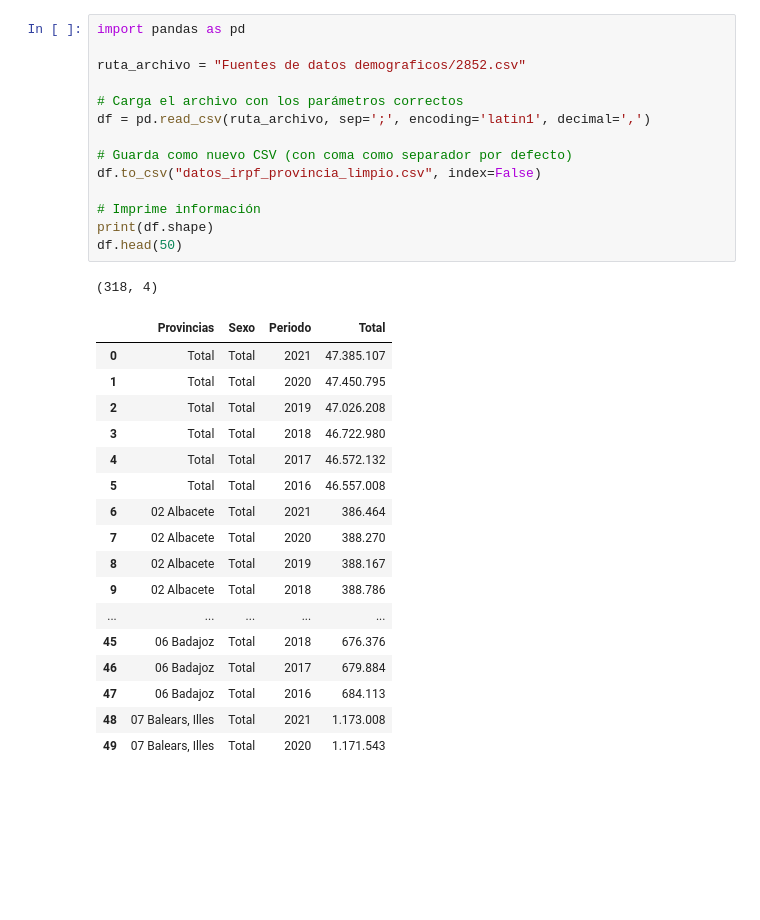
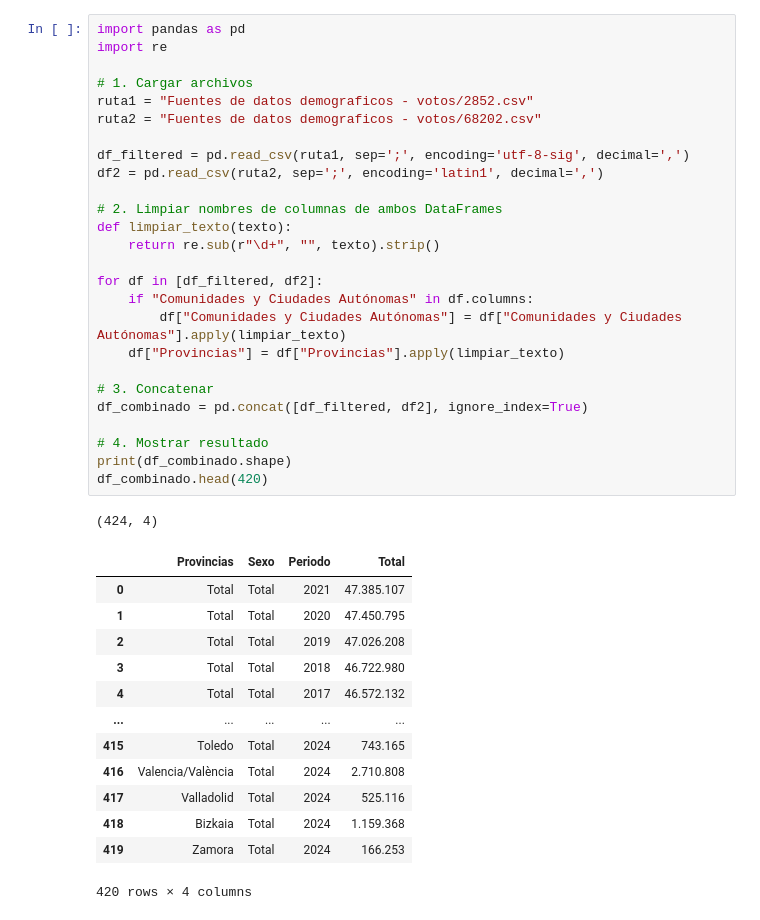
Before and after one commit to UnaiFam/PROYECTO-EUROPA, a Jupyter notebook: Datos_demograficos_provincia.ipynb, the cells around one changed output. Cells and saved outputs as stored; diff of their text form; blank space fills up the shorter version.

```diff
--- a/Datos_demograficos_provincia.ipynb
+++ b/Datos_demograficos_provincia.ipynb
@@ -1,33 +1,41 @@
-# %%
-import pandas as pd
-
-ruta_archivo = "Fuentes de datos demograficos/2852.csv"
-
-# Carga el archivo con los parámetros correctos
-df = pd.read_csv(ruta_archivo, sep=';', encoding='latin1', decimal=',')
-
-# Guarda como nuevo CSV (con coma como separador por defecto)
-df.to_csv("datos_irpf_provincia_limpio.csv", index=False)
-
-# Imprime información
-print(df.shape)
-df.head(50)
-# %% [output]
-(318, 4)
-|  | Provincias | Sexo | Periodo | Total |
-| 0 | Total | Total | 2021 | 47.385.107 |
-| 1 | Total | Total | 2020 | 47.450.795 |
-| 2 | Total | Total | 2019 | 47.026.208 |
-| 3 | Total | Total | 2018 | 46.722.980 |
-| 4 | Total | Total | 2017 | 46.572.132 |
-| 5 | Total | Total | 2016 | 46.557.008 |
-| 6 | 02 Albacete | Total | 2021 | 386.464 |
-| 7 | 02 Albacete | Total | 2020 | 388.270 |
-| 8 | 02 Albacete | Total | 2019 | 388.167 |
-| 9 | 02 Albacete | Total | 2018 | 388.786 |
-| ... | ... | ... | ... | ... |
-| 45 | 06 Badajoz | Total | 2018 | 676.376 |
-| 46 | 06 Badajoz | Total | 2017 | 679.884 |
-| 47 | 06 Badajoz | Total | 2016 | 684.113 |
-| 48 | 07 Balears, Illes | Total | 2021 | 1.173.008 |
-| 49 | 07 Balears, Illes | Total | 2020 | 1.171.543 |
+# %%
+import pandas as pd
+import re
+
+# 1. Cargar archivos
+ruta1 = "Fuentes de datos demograficos - votos/2852.csv"
+ruta2 = "Fuentes de datos demograficos - votos/68202.csv"
+
+df_filtered = pd.read_csv(ruta1, sep=';', encoding='utf-8-sig', decimal=',')
+df2 = pd.read_csv(ruta2, sep=';', encoding='latin1', decimal=',')
+
+# 2. Limpiar nombres de columnas de ambos DataFrames
+def limpiar_texto(texto):
+    return re.sub(r"\d+", "", texto).strip()
+
+for df in [df_filtered, df2]:
+    if "Comunidades y Ciudades Autónomas" in df.columns:
+        df["Comunidades y Ciudades Autónomas"] = df["Comunidades y Ciudades Autónomas"].apply(limpiar_texto)
+    df["Provincias"] = df["Provincias"].apply(limpiar_texto)
+
+# 3. Concatenar
+df_combinado = pd.concat([df_filtered, df2], ignore_index=True)
+
+# 4. Mostrar resultado
+print(df_combinado.shape)
+df_combinado.head(420)
+# %% [output]
+(424, 4)
+|  | Provincias | Sexo | Periodo | Total |
+| 0 | Total | Total | 2021 | 47.385.107 |
+| 1 | Total | Total | 2020 | 47.450.795 |
+| 2 | Total | Total | 2019 | 47.026.208 |
+| 3 | Total | Total | 2018 | 46.722.980 |
+| 4 | Total | Total | 2017 | 46.572.132 |
+| ... | ... | ... | ... | ... |
+| 415 | Toledo | Total | 2024 | 743.165 |
+| 416 | Valencia/València | Total | 2024 | 2.710.808 |
+| 417 | Valladolid | Total | 2024 | 525.116 |
+| 418 | Bizkaia | Total | 2024 | 1.159.368 |
+| 419 | Zamora | Total | 2024 | 166.253 |
+420 rows × 4 columns
```
Also changed, not shown: parts of 3 cells of this notebook, 5 other files.
